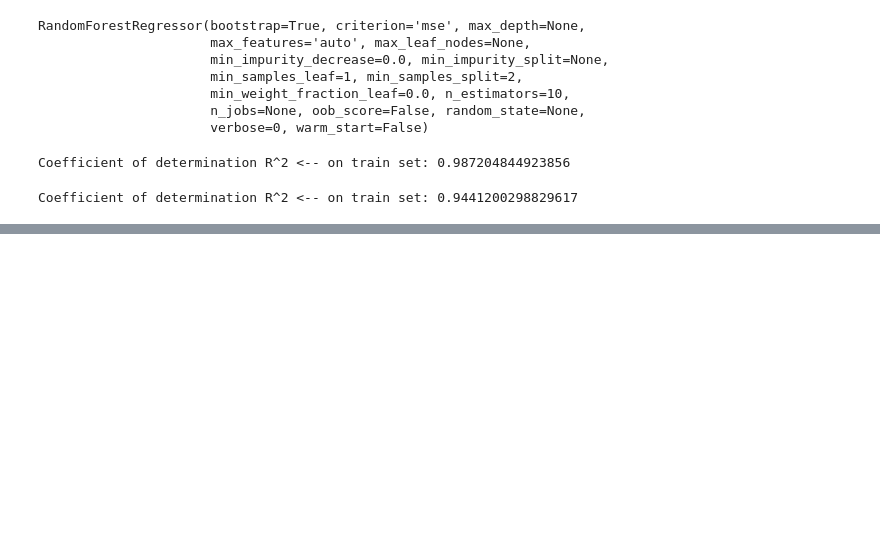
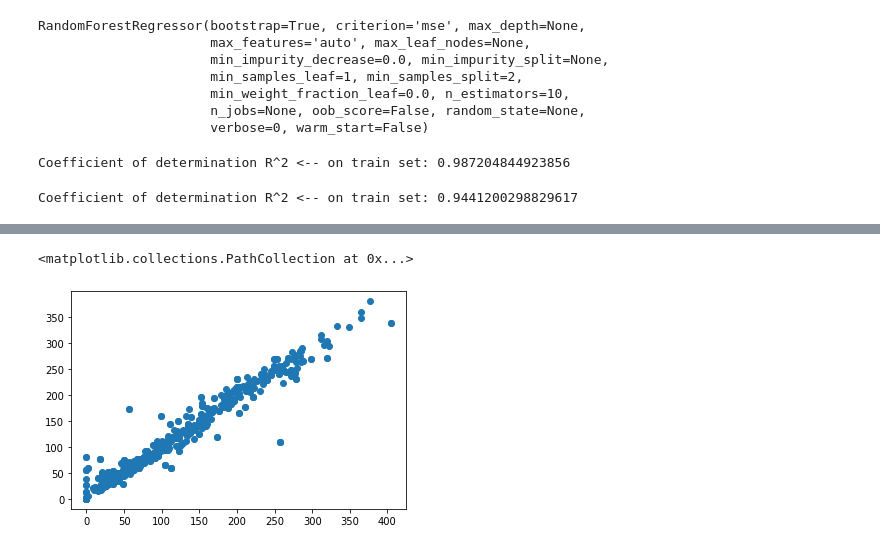
Before and after one commit to Tarun-joy/Pridicting_Air_Quality_ML, a Jupyter notebook: AQIDelhi.ipynb, the cells around one changed output, grey strips where cells are left out. Cells and saved outputs as stored; diff of their text form; code cells hidden in the pictures; blank space fills up the shorter version.

```diff
--- a/AQIDelhi.ipynb
+++ b/AQIDelhi.ipynb
@@ -636,0 +642,5 @@ Coefficient of determination R^2 <-- on train set: 0.9441200298829617
+# %%
+plt.scatter(y_test,ranpred)
+# %% [output]
+<matplotlib.collections.PathCollection at 0x...>
+[figure, added]
```
Also changed, not shown: parts of 1 cell of this notebook.
